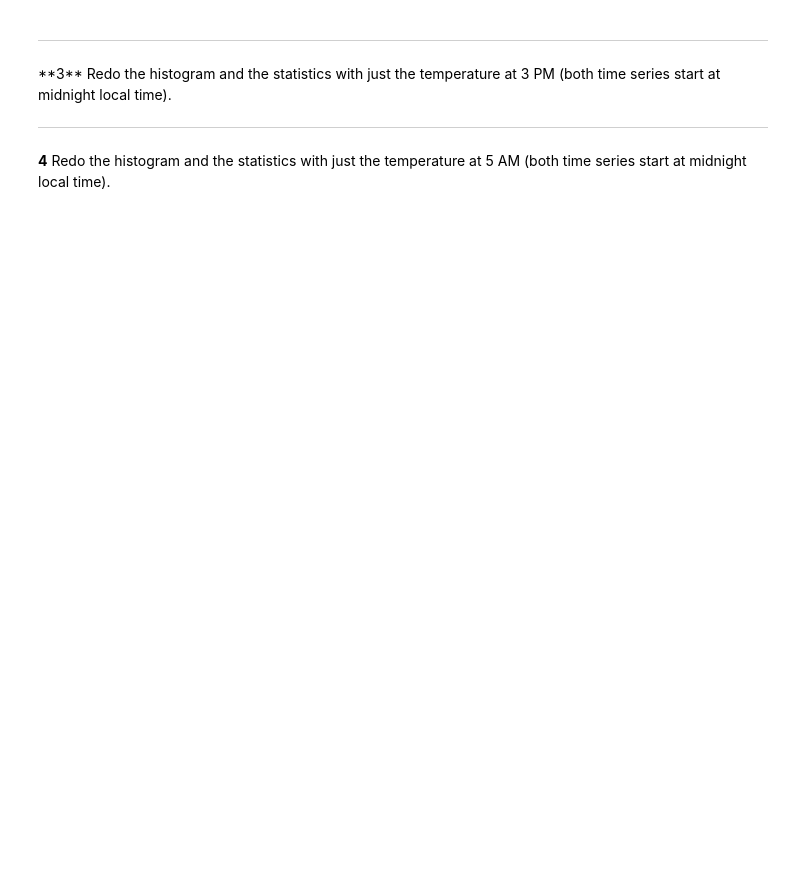
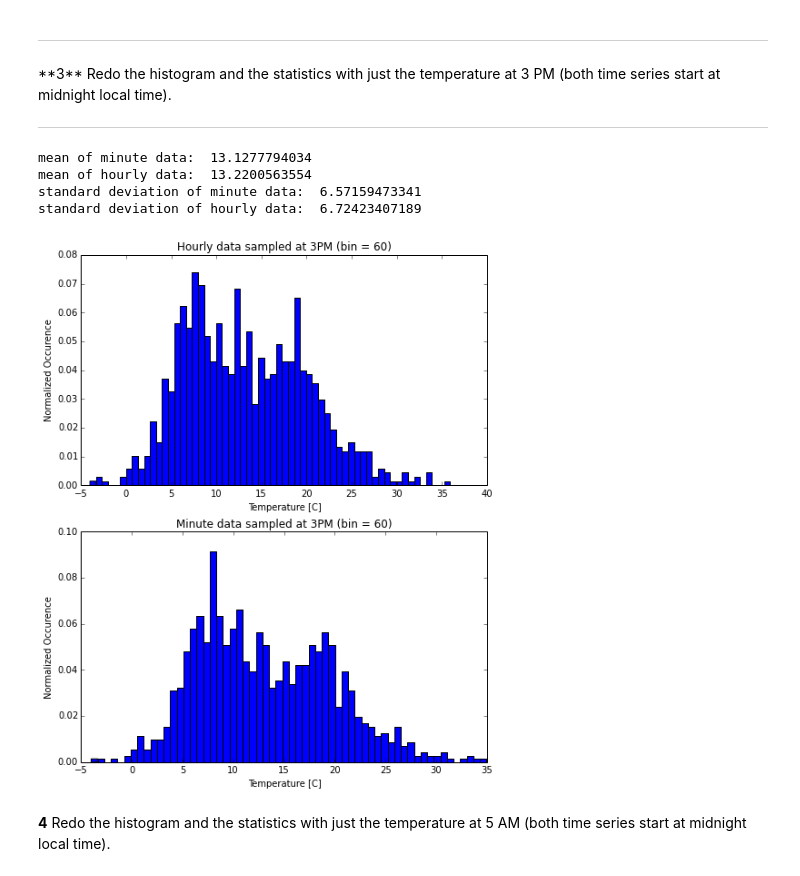
Before and after one commit to ekiefl/411, a Jupyter notebook: Assignment-01.ipynb, the cells around one changed output. Cells and saved outputs as stored; diff of their text form; code cells hidden in the pictures; blank space fills up the shorter version.

```diff
--- a/Assignment-01.ipynb
+++ b/Assignment-01.ipynb
@@ -337,2 +370,32 @@ PLOT AND STATS HERE
+# %%
+hourdata_3pm_raw = hourdata_raw[15:-1:24]
+hourdata_3pm = hourdata_3pm_raw[np.isfinite(hourdata_3pm_raw)]
+
+minutedata_3pm_raw = minutedata_raw[15*60:-1:24*60]
+minutedata_3pm = minutedata_3pm_raw[np.isfinite(minutedata_3pm_raw)]
+
+fig=plt.figure(figsize=(8,10))
+ax=fig.add_subplot(2,1,1)
+ax.hist(hourdata_3pm,60,normed=True)
+ax.set_xlabel('Temperature [C]')
+ax.set_ylabel('Normalized Occurence')
+ax.set_title('Hourly data sampled at 3PM (bin = 60)')
+
+ax=fig.add_subplot(2,1,2)
+ax.hist(minutedata_3pm,60,normed=True)
+ax.set_xlabel('Temperature [C]')
+ax.set_ylabel('Normalized Occurence')
+ax.set_title('Minute data sampled at 3PM (bin = 60)')
+
+print "mean of minute data: ", np.mean(minutedata_3pm)
+print "mean of hourly data: ", np.mean(hourdata_3pm)
+print "standard deviation of minute data: ", np.std(minutedata_3pm)
+print "standard deviation of hourly data: ", np.std(hourdata_3pm)
+# %% [output]
+mean of minute data:  13.1277794034
+mean of hourly data:  13.2200563554
+standard deviation of minute data:  6.57159473341
+standard deviation of hourly data:  6.72423407189
+[figure, added]
 # %% [markdown]
 **4** Redo the histogram and the statistics with just the temperature at 5 AM (both time series start at midnight local time).
```
Also changed, not shown: parts of 17 cells of this notebook.
